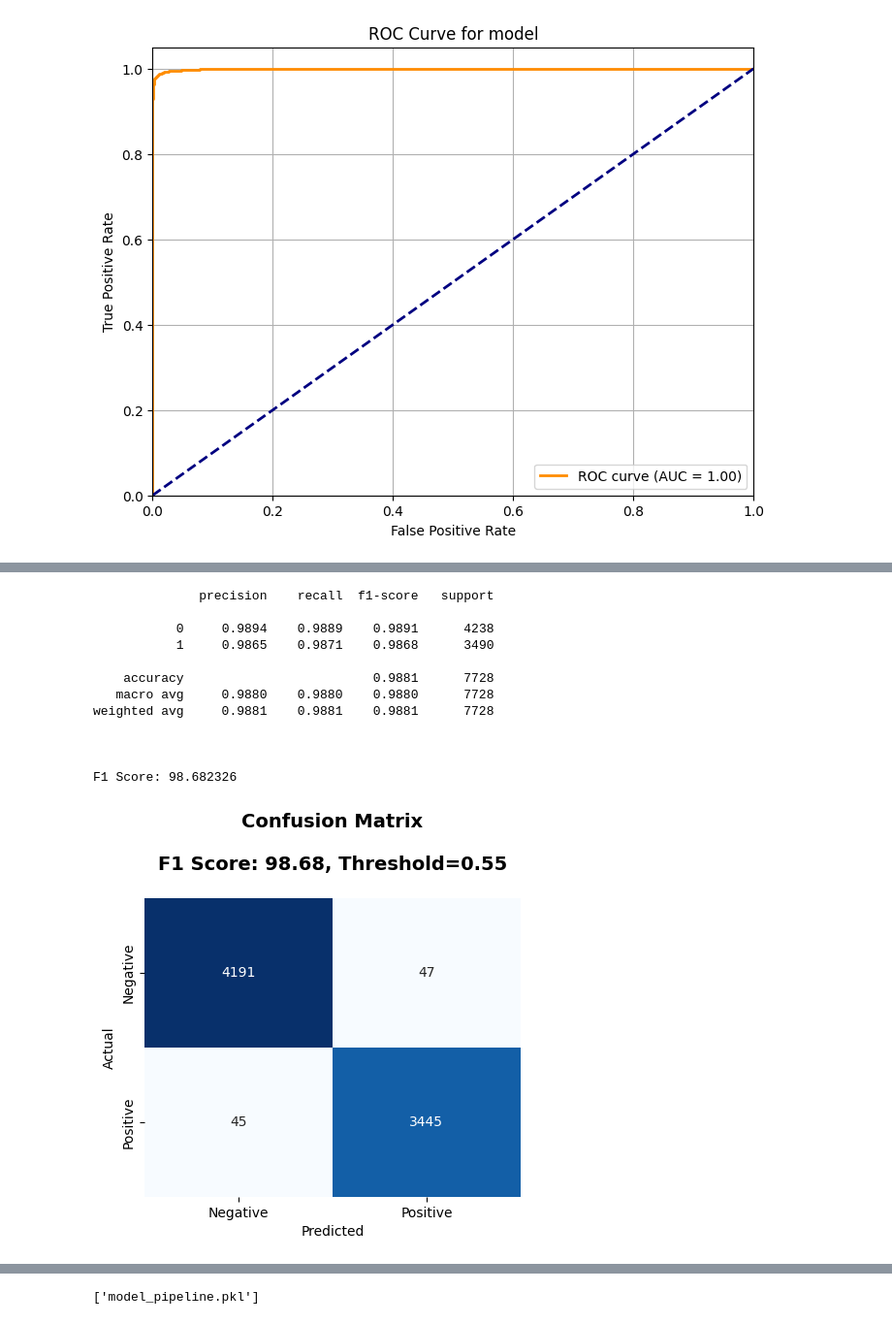
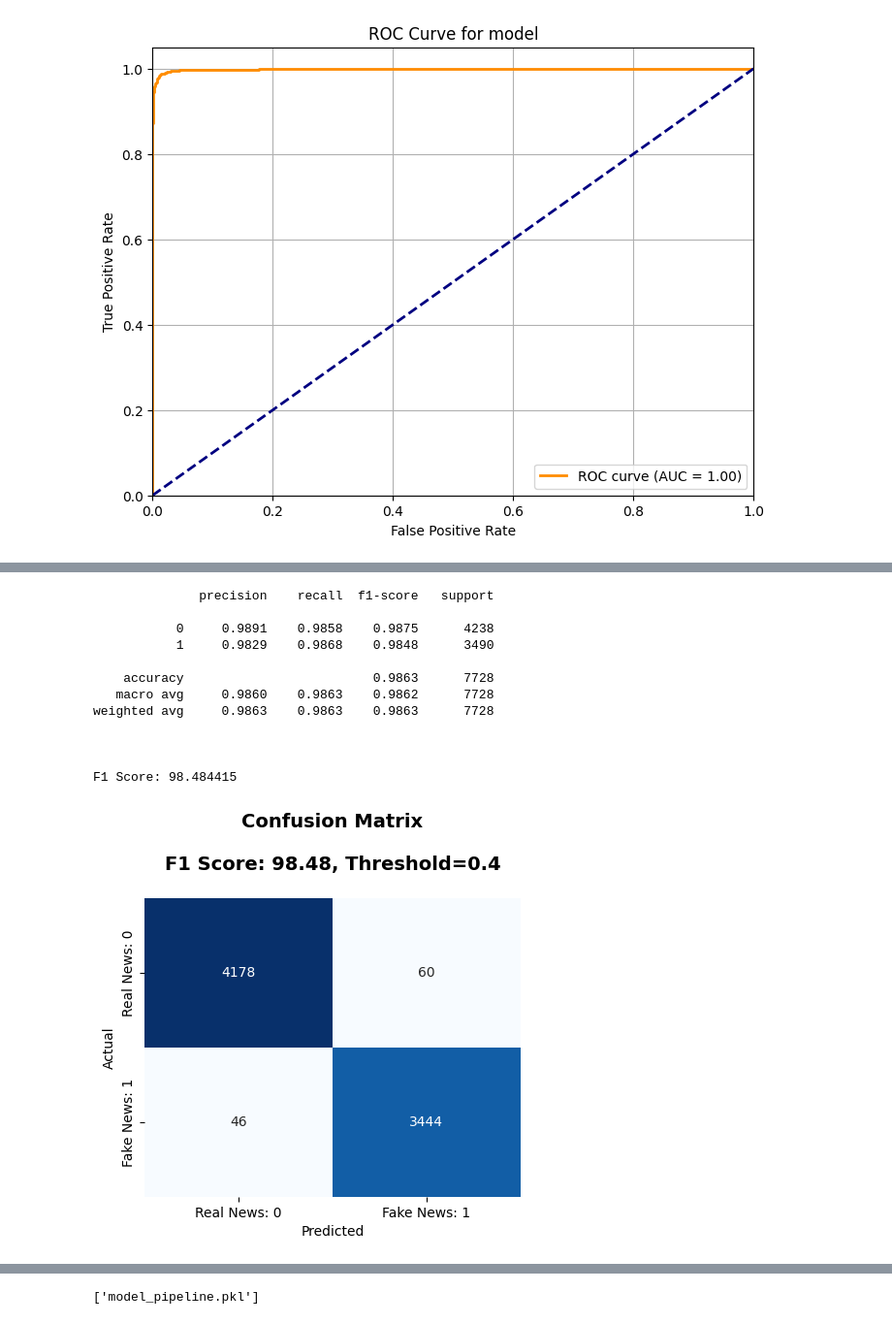
Before and after one commit to KushalRegmi61/veritas-news-credibility-analyzer, a Jupyter notebook: notebooks/modeling.ipynb, the cells around one changed output, grey strips where cells are left out. Shown: that part at 97% size. Cells and saved outputs as stored; diff of their text form; code cells hidden in the pictures.

```diff
--- a/notebooks/modeling.ipynb
+++ b/notebooks/modeling.ipynb
@@ -497,4 +716,4 @@ tfid_model = Pipeline(
 # %%
-tfid_model.fit(X_train, y_train)
+tfid_model.fit(X_train[['text']], y_train)
 # %% [output]
 Pipeline(steps=[('trf1',
@@ -549,21 +768,26 @@ param_dist = {
     'trf1__vectorizer__ngram_range': [(1, 1), (1, 2)],
     'trf1__vectorizer__max_features': randint(3000, 10000),
 
-    # XGBoost parameters
+    # XGBoost params
     'classifier__learning_rate': uniform(0.01, 0.2),
     'classifier__n_estimators': randint(200, 500),
     'classifier__max_depth': randint(3, 10),
     'classifier__subsample': uniform(0.7, 0.3),
     'classifier__colsample_bytree': uniform(0.7, 0.3),
-    'classifier__scale_pos_weight': [1.0, 1.2, 1.5, 2, 5,7]  # weight fake class
+    'classifier__scale_pos_weight': [1.0, 1.2, 1.5, 2, 5, 7],
+    'classifier__min_child_weight': randint(1, 10),
+    'classifier__gamma': uniform(0, 5),
+    'classifier__reg_alpha': uniform(0, 1),
+    'classifier__reg_lambda': uniform(1, 10),
 }
+
 
 
 from sklearn.model_selection import StratifiedKFold
 
 cv = StratifiedKFold(n_splits=5, shuffle=True, random_state=42)
 
-random_search = RandomizedSearchCV(
+random_search_cv = RandomizedSearchCV(
     model_pipe,
     param_distributions=param_dist,
     n_iter=30,
@@ -574,7 +798,7 @@ random_search = RandomizedSearchCV(
     random_state=42
 )
 # %%
-random_search.fit(X_train,y_train)
+random_search_cv.fit(X_train,y_train)
 # %% [output]
 Fitting 5 folds for each of 30 candidates, totalling 150 fits
 RandomizedSearchCV(cv=StratifiedKFold(n_splits=5, random_state=42, shuffle=True),
@@ -595,7 +819,7 @@ RandomizedSearchCV(cv=StratifiedKFold(n_splits=5, random_state=42, shuffle=True)
                                                                            2)]},
                    random_state=42, scoring='f1', verbose=2)
 # %%
-best_params = random_search.best_params_
+best_params = random_search_cv.best_params_
 from pprint import pprint
 pprint(best_params)
 
@@ -789,40 +1003,40 @@ plt.show()
 # %%
 y_probs = best_model_pipeline.predict_proba(X_test)[:, 1]
 
 # Try a lower threshold to increase recall
-threshold = 0.55
+threshold =0.40
 y_pred = (y_probs >= threshold).astype(int)
 
 from sklearn.metrics import classification_report, confusion_matrix
 
 
 final_f1score = f1_score(y_test, y_pred)*100
 print(classification_report(y_test, y_pred, digits=4), '\n\n')
 print(f"F1 Score: {final_f1score:2f}")
 
 
 plt.figure(figsize=(5,4))
 sns.heatmap(confusion_matrix(y_test, y_pred), annot=True, fmt='d', cmap='Blues', cbar=False,
-            xticklabels=['Negative', 'Positive'],
-            yticklabels=['Negative', 'Positive'])
+            xticklabels=['Real News: 0', 'Fake News: 1'],
+            yticklabels=['Real News: 0', 'Fake News: 1'])
 plt.xlabel('Predicted')
 plt.ylabel('Actual')
 plt.title(f'Confusion Matrix\n\nF1 Score: {final_f1score :.2f}, Threshold={threshold}\n', fontsize=14, fontweight='bold', pad=5)
 
 plt.savefig('confusion_matrix.png')
 plt.show()
 # %% [output]
               precision    recall  f1-score   support
 
-           0     0.9894    0.9889    0.9891      4238
-           1     0.9865    0.9871    0.9868      3490
+           0     0.9891    0.9858    0.9875      4238
+           1     0.9829    0.9868    0.9848      3490
 
-    accuracy                         0.9881      7728
-   macro avg     0.9880    0.9880    0.9880      7728
-weighted avg     0.9881    0.9881    0.9881      7728
+    accuracy                         0.9863      7728
+   macro avg     0.9860    0.9863    0.9862      7728
+weighted avg     0.9863    0.9863    0.9863      7728
 
 
 
-F1 Score: 98.682326
+F1 Score: 98.484415
-[figure, old version]
+[figure, new version]
 # %% [markdown]
```
Also changed, not shown: parts of 51 cells of this notebook.
